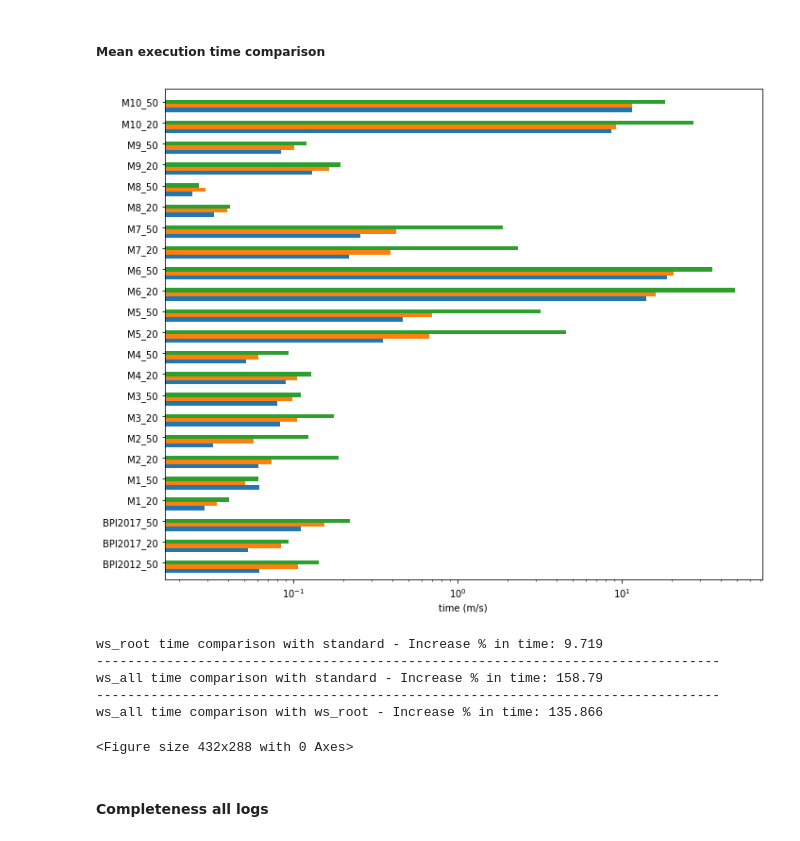
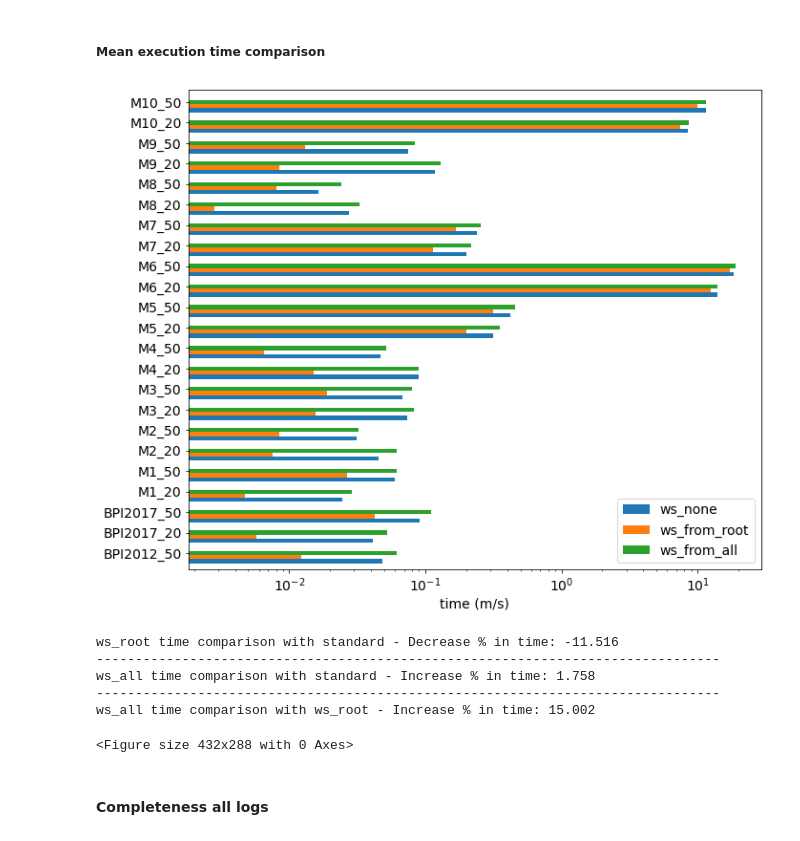
Before and after one commit to MaxTNielsen/ConformanceCheckingUsingTries, a Jupyter notebook: Jupyter/analysis.ipynb, the cells around one changed output. Saved outputs shown, nothing was run; the diff lists cells and outputs as text; code cells hidden in the pictures.

```diff
--- a/Jupyter/analysis.ipynb
+++ b/Jupyter/analysis.ipynb
@@ -133,15 +133,15 @@ dims_25 = {'conf': 1, 'compl': 2, 'confi': 3, 'total': 4, 'trace_length': 5, 'ti
 avg_costs_25 = {'conf': [], 'compl': [], 'confi': [], 'total': [], 'trace_length': [], 'time': []}
 
 no_compl_no_conf_dict, dict_keys = get_dataset_metrics(
-   INPUT_DIR+"/tripleocc_runs/no_compl_no_conf", dims=dims_14, avg_costs=avg_costs_14, regex_f=extract_filename)
+   INPUT_DIR+"/tripleocc_runs/test", dims=dims_14, avg_costs=avg_costs_14, regex_f=extract_filename)
 # no_compl_avg_dict, _ = get_dataset_metrics(
 #     INPUT_DIR+"/tripleocc_runs/no_compl_avg", dims=dims_25, avg_costs=avg_costs_25, regex_f=extract_filename)
 # no_compl_min_dict, _ = get_dataset_metrics(
 #     INPUT_DIR+"/tripleocc_runs/no_compl_min", dims=dims_25, avg_costs=avg_costs_25, regex_f=extract_filename)
+no_conf_ws_root_dict, dict_keys_ = get_dataset_metrics(
+    INPUT_DIR+"/tripleocc_runs/no_ws_encoded", dims=dims_25, avg_costs=avg_costs_25, regex_f=extract_filename)
 no_conf_ws_all_states_dict, _  = get_dataset_metrics(
-    INPUT_DIR+"/tripleocc_runs/no_conf_ws_all_states", dims=dims_25, avg_costs=avg_costs_25, regex_f=extract_filename)
-no_conf_ws_root_dict, dict_keys_ = get_dataset_metrics(
-    INPUT_DIR+"/tripleocc_runs/no_conf_ws_root", dims=dims_25, avg_costs=avg_costs_25, regex_f=extract_filename)
+    INPUT_DIR+"/tripleocc_runs/no_ws_compressed", dims=dims_14, avg_costs=avg_costs_14, regex_f=extract_filename)
 # %% [markdown]
 ### Completeness
 # %%
@@ -190,22 +190,22 @@ Decrease % in conformance: -17.097
 #         dict_[log]['time'] = scaler.transform(np.asarray(dict_[log]['time']).reshape(-1,1)).flatten()
 # %%
 plot_bar_chart_comparison_(validation.completeness_labels, no_compl_no_conf_compl_stats,
-                          no_conf_ws_root_stats, no_conf_ws_all_stats,'time', ['ws_none', 'ws_from_root', 'ws_from_all'], "time (m/s)", "avg miliseconds pr event in log", True, False)
+                          no_conf_ws_root_stats, no_conf_ws_all_stats,'time', ['ws_none', 'ws_from_root', 'ws_from_all'], "time (m/s)", "avg miliseconds pr event in log", True)
 
 print("ws_root time comparison with standard - "+print_procentual('time','time',no_conf_ws_root_stats, no_compl_no_conf_compl_stats))
 print(40*"--")
 print("ws_all time comparison with standard - "+print_procentual('time','time',no_conf_ws_all_stats, no_compl_no_conf_compl_stats))
 print(40*"--")
 print("ws_all time comparison with ws_root - "+print_procentual('time','time',no_conf_ws_all_stats, no_conf_ws_root_stats))
 
 plt.savefig("images/avg miliseconds pr event in log - completeness.pdf")
 # %% [output]
-[figure, old version]
+[figure, new version]
-ws_root time comparison with standard - Increase % in time: 9.719
+ws_root time comparison with standard - Decrease % in time: -11.516
 --------------------------------------------------------------------------------
-ws_all time comparison with standard - Increase % in time: 158.79
+ws_all time comparison with standard - Increase % in time: 1.758
 --------------------------------------------------------------------------------
-ws_all time comparison with ws_root - Increase % in time: 135.866
+ws_all time comparison with ws_root - Increase % in time: 15.002
 <Figure size 432x288 with 0 Axes>
 # %% [markdown]
 #### Completeness all logs
```
Also changed, not shown: parts of 44 cells of this notebook, 6 other files.
